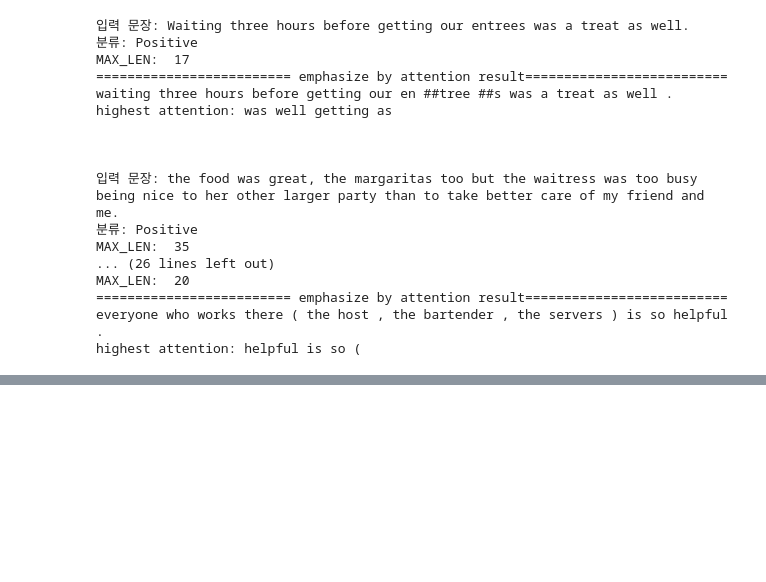
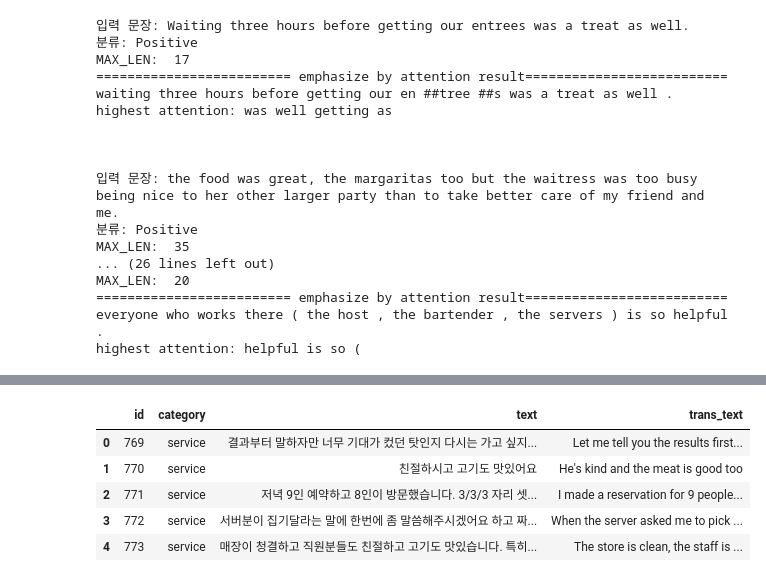
Before and after one commit to Eunjin3395/graduation_project, a Jupyter notebook: BERT_fine_tuning_Service.ipynb, the cells around one changed output, grey strips where cells are left out. Cells and saved outputs as stored; diff of their text form; code cells hidden in the pictures; blank space fills up the shorter version.

```diff
--- a/BERT_fine_tuning_Service.ipynb
+++ b/BERT_fine_tuning_Service.ipynb
@@ -954,0 +1111,14 @@ highest attention: ' ' ##dly are
+# %%
+#naver3 data 테스트
+
+# data/naver_data 폴더에서 리뷰 데이터 불러와서 dataframe으로 저장
+test_url='./data/naver_data/mongryen_service.csv'
+df = pd.read_csv(test_url,sep=',', header=0)
+df.head(5)
+# %% [output]
+|  | id | category | text | trans_text |
+| 0 | 769 | service | 결과부터 말하자만 너무 기대가 컸던 탓인지 다시는 가고 싶지... | Let me tell you the results first... |
+| 1 | 770 | service | 친절하시고 고기도 맛있어요 | He's kind and the meat is good too |
+| 2 | 771 | service | 저녁 9인 예약하고 8인이 방문했습니다. 3/3/3 자리 셋... | I made a reservation for 9 people... |
+| 3 | 772 | service | 서버분이 집기달라는 말에 한번에 좀 말씀해주시겠어요 하고 짜... | When the server asked me to pick ... |
+| 4 | 773 | service | 매장이 청결하고 직원분들도 친절하고 고기도 맛있습니다. 특히... | The store is clean, the staff is ... |
```
Also changed, not shown: parts of 18 cells of this notebook, 2 other files.
